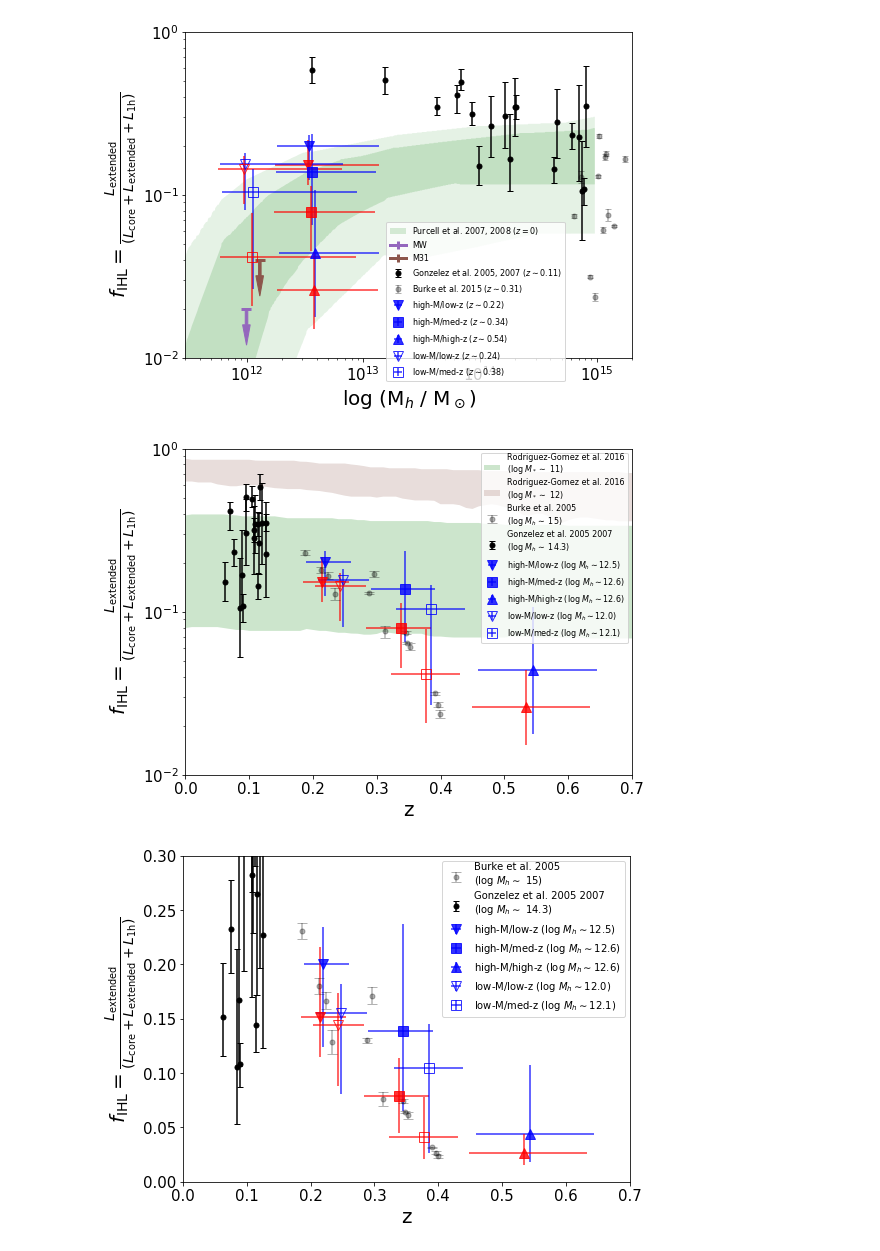
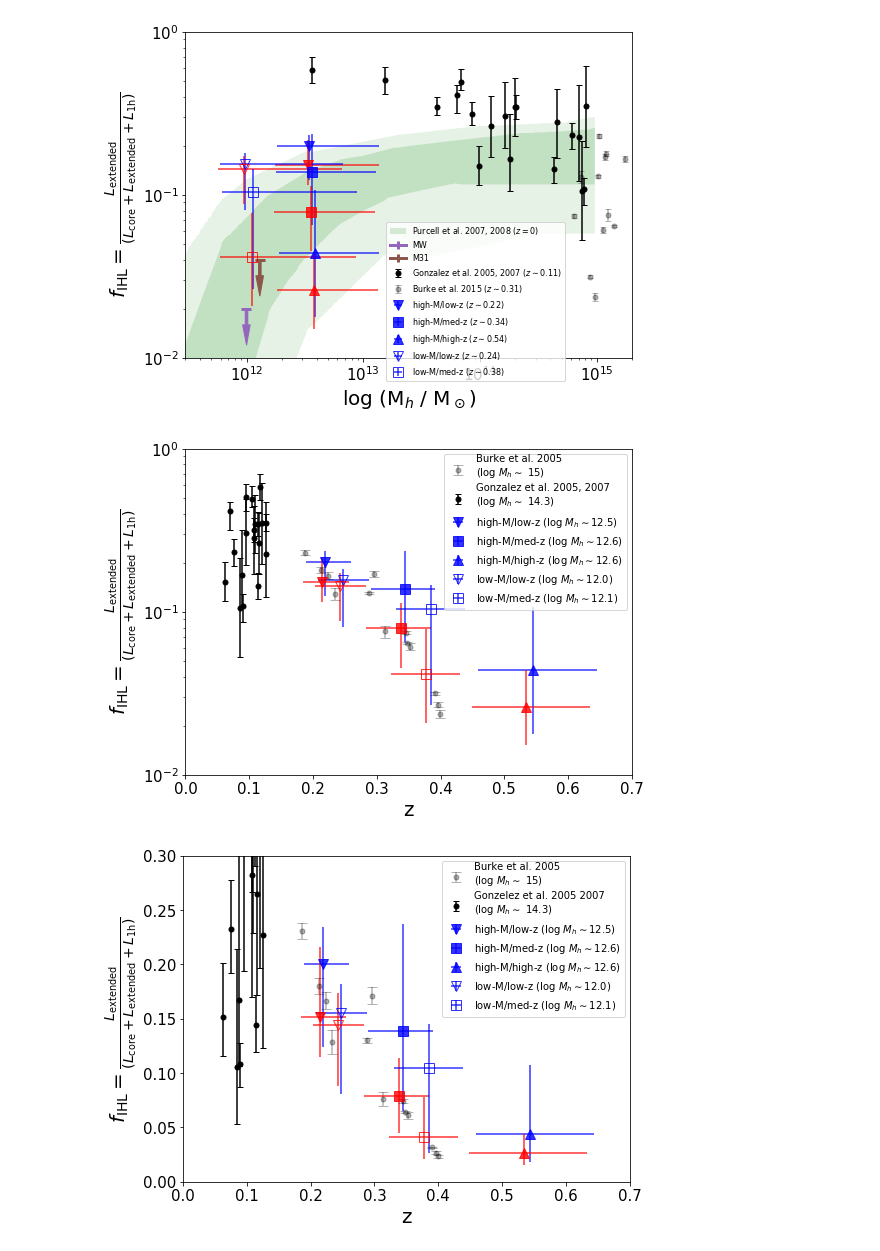
Before and after one commit to yuntingcheng/python_ciber, a Jupyter notebook: stack_modelfit/paperfigs.ipynb, the cells around one changed output. Drawn from its saved outputs; the diff is of its cells as text; code cells hidden in the pictures.

```diff
--- a/stack_modelfit/paperfigs.ipynb
+++ b/stack_modelfit/paperfigs.ipynb
@@ -1150,7 +1273,7 @@ data_l = np.loadtxt('Illustris_frac/Illustris_fexsitu_low.txt', delimiter=',')
 plt.fill_between(np.log10(data[:,0]),
                  np.interp(np.log10(data[:,0]),np.log10(data_l[:,0]),data_l[:,1]),
                  np.interp(np.log10(data[:,0]),np.log10(data_h[:,0]),data_h[:,1]),
-                         facecolor='k', alpha=0.15, label='Illustris \"ex-situ fraction\" z=0')
+                         facecolor='k', alpha=0.2, label='Illustris \"ex-situ fraction\" ($z\sim 0$)')
 
 # Wang+19 table 1
 for i,(R200,Mstr_low, Mstr_high) in enumerate(zip([459.08,288.16,214.80,173.18,142.85,114.64,120.76],
@@ -1186,10 +1309,10 @@ for i,(R200,Mstr_low, Mstr_high) in enumerate(zip([459.08,288.16,214.80,173.18,1
     if i == 0:
         ax.errorbar([Mstr], [fHSC], xerr=[[Mstr-Mstr_low],[Mstr_high-Mstr]],
                        yerr=[[fHSC - f_high_HSC],[f_low_HSC - fHSC]],
-                        fmt='.', capsize=5, markersize=15, c='k', label = 'HSC Wang+19 (C>2.6)')
+                        fmt='.', capsize=5, markersize=15, c='k', label = 'HSC Wang et al. 2019 (C>2.6)')
         ax.errorbar([Mstr], [fHSC3], xerr=[[Mstr-Mstr_low],[Mstr_high-Mstr]],
                        yerr=[[fHSC3 - f_high_HSC3],[f_low_HSC3 - fHSC3]],
-                        fmt='.', capsize=5, markersize=15, c='C5', label = 'HSC Wang+19 (C<2.6)')
+                        fmt='.', capsize=5, markersize=15, c='C5', label = 'HSC Wang et al. 2019 (C<2.6)')
     else:
         ax.errorbar([Mstr], [fHSC], xerr=[[Mstr-Mstr_low],[Mstr_high-Mstr]],
                        yerr=[[fHSC - f_high_HSC],[f_low_HSC - fHSC]],
@@ -1198,7 +1321,9 @@ for i,(R200,Mstr_low, Mstr_high) in enumerate(zip([459.08,288.16,214.80,173.18,1
                        yerr=[[fHSC3 - f_high_HSC3],[f_low_HSC3 - fHSC3]],
                         fmt='.', capsize=5, markersize=15, c='C5')
 
-for i,c in enumerate(['#ff0000','#ff5f00','#ffaf87','#0000ff','#0087ff']):
+for i,(fmt,mfc,name) in enumerate(zip(['v','s','^','v','s'],[None, None, None, 'none', 'none'],
+                                        ['high-M/low-z','high-M/med-z','high-M/high-z',
+                                         'low-M/low-z','low-M/med-z'])):
     im,m_min, m_max = srcinfo[i]['im'],srcinfo[i]['m_min'],srcinfo[i]['m_max']
     M_min, M_max = srcinfo[i]['M_min'],srcinfo[i]['M_max']
 
@@ -1228,20 +1353,19 @@ for i,c in enumerate(['#ff0000','#ff5f00','#ffaf87','#0000ff','#0087ff']):
             f1_high = np.sum(p_high[sp]*r_arr[sp]**2)/np.sum(p_high*r_arr**2)
             ax.errorbar([Mstr*1.001], [f1], xerr=[[Mstr-Mstr_low],[Mstr_high-Mstr]],
                            yerr=[[f1 - f1_high],[f1_low - f1]], alpha=0.8,
-                            fmt='.',capsize=5, markersize=15, c='b', label = r'CIBER 1.1 $\mu$m')
+                            fmt=fmt,capsize=0, mfc=mfc, markersize=10, c='b',
+                        label = name + r' ($z\sim %.2f$)'%np.median(srcinfo[i]['z']))
         else:
             f2 = np.sum(p[sp]*r_arr[sp]**2)/np.sum(p*r_arr**2)
             f2_low = np.sum(p_low[sp]*r_arr[sp]**2)/np.sum(p_low*r_arr**2)
             f2_high = np.sum(p_high[sp]*r_arr[sp]**2)/np.sum(p_high*r_arr**2)
             ax.errorbar([Mstr*0.999], [f2], xerr=[[Mstr-Mstr_low],[Mstr_high-Mstr]],
                            yerr=[[f2 - f1_high],[f2_low - f2]], alpha=0.8,
-                            fmt='.',capsize=5, markersize=15, c='r', label = r'CIBER 1.6 $\mu$m')
+                        fmt=fmt,capsize=0, mfc=mfc, markersize=10, c='r')
 
-    if i==0:
-        ax.legend(fontsize=15)
+    ax.legend(loc=2, fontsize=10)
 ax.set_ylim([0,1])
 ax.set_xlim([9,12])
-ax.grid()
 ax.set_xlabel('log (M$_*$ / M$_\odot$)', fontsize=15)
 ax.set_ylabel("Fraction of flux 10-100 kpc", fontsize=15)
 ax.tick_params(axis='x', labelsize=15)
@@ -1467,27 +1589,27 @@ for name,arr in Gonzalez_dict.items():
 f_arr,f_low_arr, f_high_arr = np.array(f_arr),np.array(f_low_arr), np.array(f_high_arr)
 plt.errorbar(z_arr, f_arr, yerr=[f_arr - f_low_arr,f_high_arr - f_arr],
                             fmt='.',capsize=3, mfc=None, markersize=10, color='k',
-            label='Gonzelez et al. 2005 2007\n'+r'(log $M_h\sim$ %.1f)'%(np.median(np.log10(Mh_arr))))
+            label='Gonzalez et al. 2005, 2007\n'+r'(log $M_h\sim$ %.1f)'%(np.median(np.log10(Mh_arr))))
 
 
-# Illustris f_exsitu Rodriguez-Gomez
-data = np.loadtxt('Illustris_frac/Illustris_fexsitu_z_M11_med.txt', delimiter=',')
-data_h = np.loadtxt('Illustris_frac/Illustris_fexsitu_z_M11_high.txt', delimiter=',')
-data_l = np.loadtxt('Illustris_frac/Illustris_fexsitu_z_M11_low.txt', delimiter=',')
-plt.fill_between(np.arange(0,1,0.01),
-                 np.interp(np.arange(0,1,0.01),10**data_l[:,0]-1,10**data_l[:,1]),
-                 np.interp(np.arange(0,1,0.01),10**data_h[:,0]-1,10**data_h[:,1]),
-    facecolor='g', alpha=0.2, label='Rodriguez-Gomez et al. 2016\n'+\
-                 r'(log $M_*\sim$ 11)')
+# # Illustris f_exsitu Rodriguez-Gomez
+# data = np.loadtxt('Illustris_frac/Illustris_fexsitu_z_M11_med.txt', delimiter=',')
+# data_h = np.loadtxt('Illustris_frac/Illustris_fexsitu_z_M11_high.txt', delimiter=',')
+# data_l = np.loadtxt('Illustris_frac/Illustris_fexsitu_z_M11_low.txt', delimiter=',')
+# plt.fill_between(np.arange(0,1,0.01),
+#                  np.interp(np.arange(0,1,0.01),10**data_l[:,0]-1,10**data_l[:,1]),
+#                  np.interp(np.arange(0,1,0.01),10**data_h[:,0]-1,10**data_h[:,1]),
+#     facecolor='g', alpha=0.2, label='Rodriguez-Gomez et al. 2016\n'+\
+#                  r'(log $M_*\sim$ 11)')
 
-data = np.loadtxt('Illustris_frac/Illustris_fexsitu_z_M12_med.txt', delimiter=',')
-data_h = np.loadtxt('Illustris_frac/Illustris_fexsitu_z_M12_high.txt', delimiter=',')
-data_l = np.loadtxt('Illustris_frac/Illustris_fexsitu_z_M12_low.txt', delimiter=',')
-plt.fill_between(np.arange(0,1,0.01),
-                 np.interp(np.arange(0,1,0.01),10**data_l[:,0]-1,10**data_l[:,1]),
-                 np.interp(np.arange(0,1,0.01),10**data_h[:,0]-1,10**data_h[:,1]),
-    facecolor='C5', alpha=0.2, label='Rodriguez-Gomez et al. 2016\n'+\
-                 r'(log $M_*\sim$ 12)')
+# data = np.loadtxt('Illustris_frac/Illustris_fexsitu_z_M12_med.txt', delimiter=',')
+# data_h = np.loadtxt('Illustris_frac/Illustris_fexsitu_z_M12_high.txt', delimiter=',')
+# data_l = np.loadtxt('Illustris_frac/Illustris_fexsitu_z_M12_low.txt', delimiter=',')
+# plt.fill_between(np.arange(0,1,0.01),
+#                  np.interp(np.arange(0,1,0.01),10**data_l[:,0]-1,10**data_l[:,1]),
+#                  np.interp(np.arange(0,1,0.01),10**data_h[:,0]-1,10**data_h[:,1]),
+#     facecolor='C5', alpha=0.2, label='Rodriguez-Gomez et al. 2016\n'+\
+#                  r'(log $M_*\sim$ 12)')
 
 r_arr = data_dict['rbins']
 for i,(fmt,mfc,name) in enumerate(zip(['v','s','^','v','s'],[None, None, None, 'none', 'none'],
@@ -1513,35 +1635,35 @@ for i,(fmt,mfc,name) in enumerate(zip(['v','s','^','v','s'],[None, None, None, '
                             data_dict[inst][i]['prof1h_low'])*r_arr**2)
         Lihl_high =  np.sum(data_dict[inst][i]['profex_high']*r_arr**2)
         f = Lihl/Ltot
         f_low = Lihl_low/Ltot_low
         f_high = Lihl_high/Ltot_high
 
         if inst == 1:
 
             ax.errorbar([z*1.01], [f], xerr=[[z-z_low],[z_high-z]],
                            yerr=[[f - f_low],[f_high - f]], alpha=0.8,
                             fmt=fmt,capsize=0, mfc=mfc, markersize=10, c='b',
                         label = name + r' (log $M_h\sim %.1f$)'%np.log10(Mh))
         else:
             ax.errorbar([z*0.99], [f], xerr=[[z-z_low],[z_high-z]],
                            yerr=[[f - f_low],[f_high - f]], alpha=0.8,
                     fmt=fmt,capsize=0, mfc=mfc, markersize=10, c='r')
 
-ax.legend(fontsize=8, bbox_to_anchor=(1,1))
+ax.legend(fontsize=10, loc=1)#bbox_to_anchor=(1,1))
 ax.set_ylim([0,1])
 ax.set_yscale('log')
 ax.set_ylim([1e-2,1e0])
 
 ax.set_xlim([0,0.7])
 ax.set_xlabel('z', fontsize=20)
 ax.set_ylabel(r"$f_{\rm IHL} = \frac{L_{\rm extended}}{(L_{\rm core}+L_{\rm extended}+L_{\rm 1h})}$",
               fontsize=20)
 ax.tick_params(axis='x', labelsize=15)
 ax.tick_params(axis='y', labelsize=15)
 plt.savefig('plots/paperfig/fIHL_z.pdf',
             dpi = 200, bbox_inches='tight')
 # %% [output]
-[figure, old version]
+[figure, new version]
 # %%
 from run_fit import *
 
```
Also changed, not shown: parts of 10 cells of this notebook, 2 other files.
